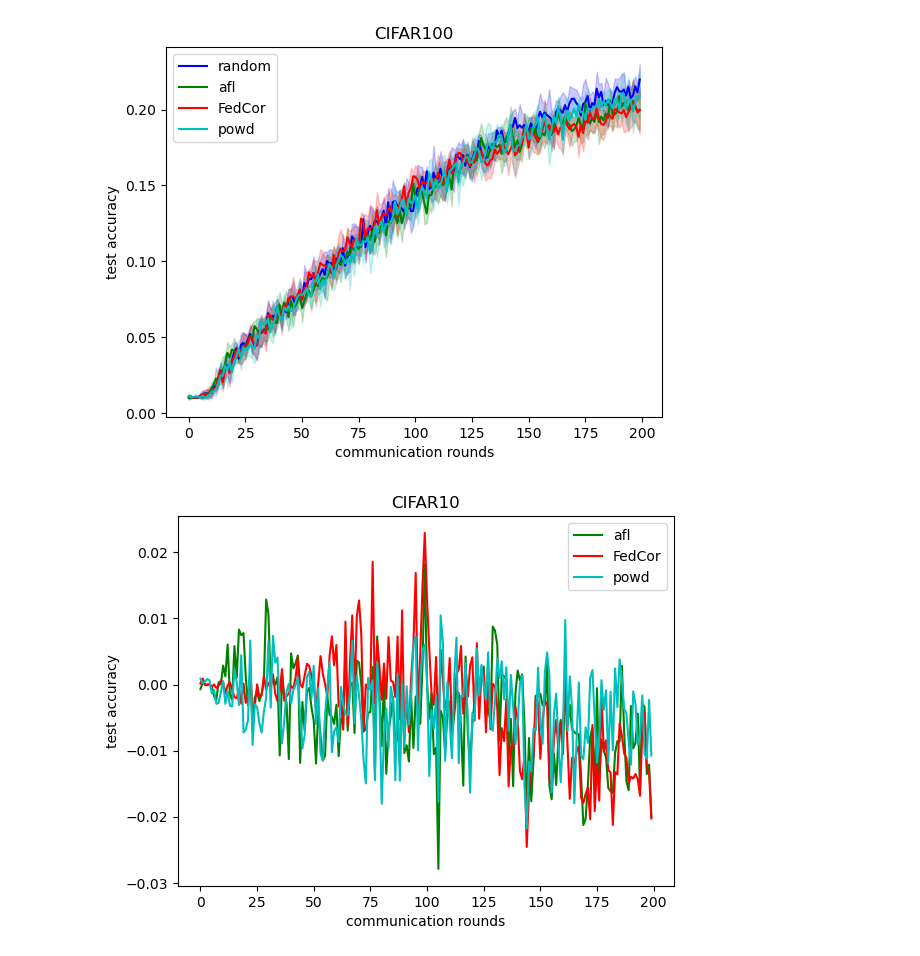
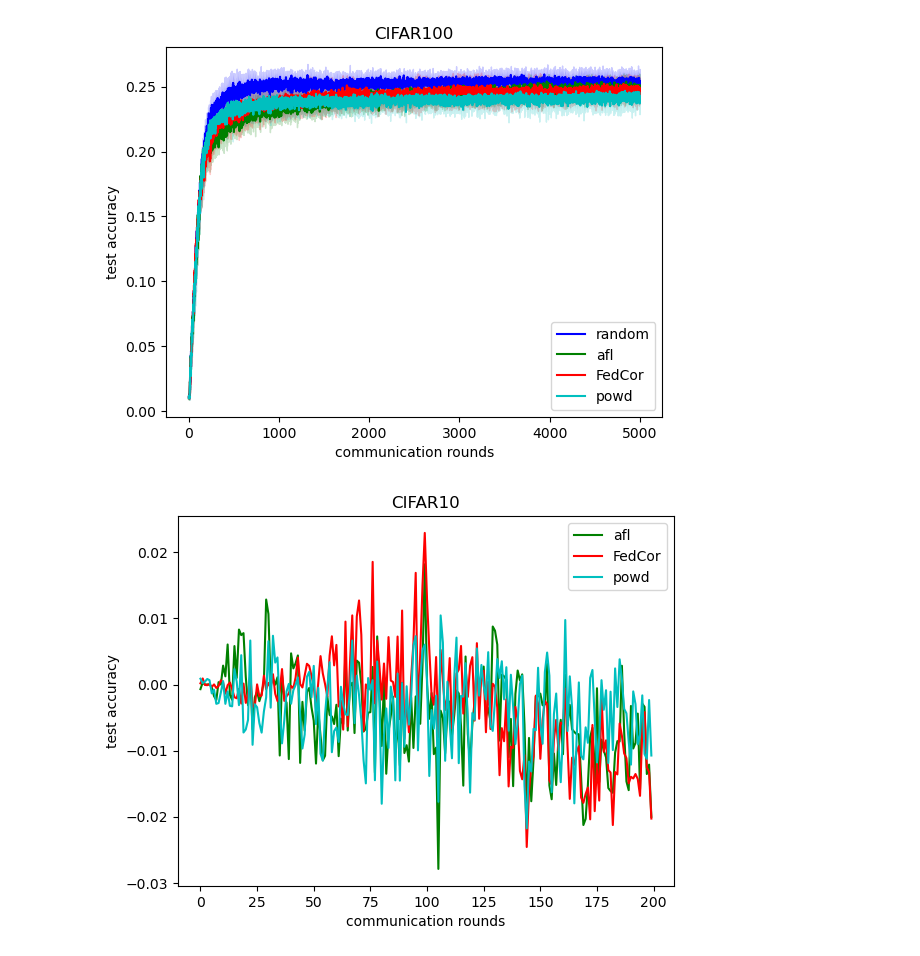
Before and after one commit to Raon1123/FedCor, a Jupyter notebook: plot.ipynb, the cells around one changed output. Drawn from its saved outputs; the diff is of its cells as text; code cells hidden in the pictures.

```diff
--- a/plot.ipynb
+++ b/plot.ipynb
@@ -72,28 +71,27 @@ for algo in pkl_list:
 # %%
 %matplotlib inline
 
-rounds = 200
 x = np.arange(rounds)
 
 colors = ['b', 'g', 'r', 'c']
 labels = ['random', 'afl', 'FedCor', 'powd']
 
 for idx, item in zip(range(4), test_list):
     mean_test, std_test = item
     mean_test, std_test = mean_test[:rounds], std_test[:rounds]
     color = colors[idx]
     label = labels[idx]
     plt.plot(x, mean_test, color+'-', label=label)
     plt.fill_between(x, mean_test-std_test, mean_test+std_test, color=color, alpha=0.2)
 
 plt.xlabel('communication rounds')
 plt.ylabel('test accuracy')
 
 plt.title('CIFAR100')
 plt.legend()
 plt.show()
 # %% [output]
-[figure, old version]
+[figure, new version]
 # %%
 %matplotlib inline
 
```
Also changed, not shown: parts of 3 cells of this notebook, 3 other files.
